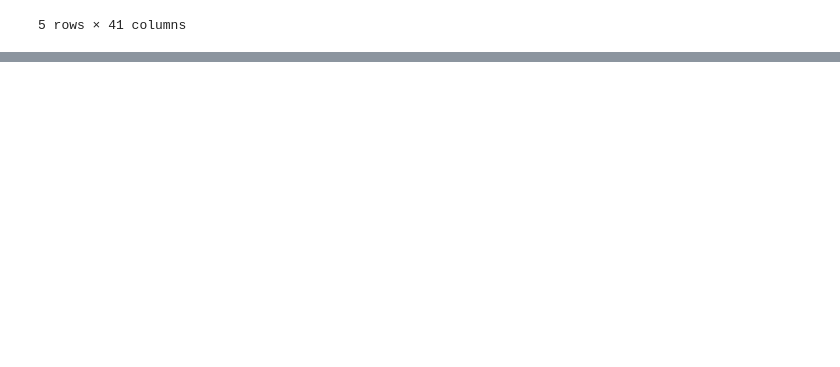
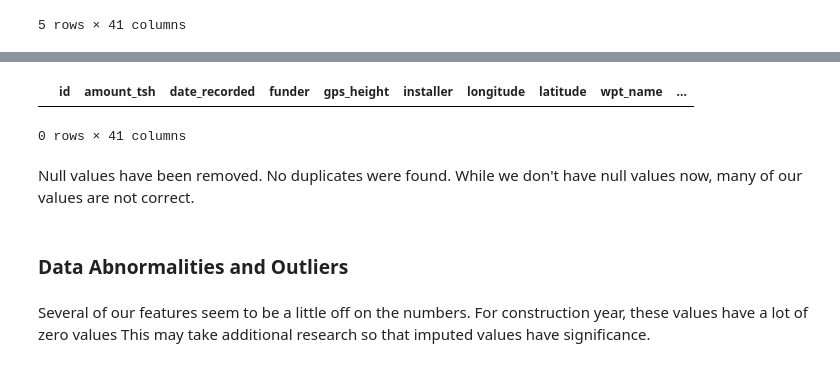
Before and after one commit to stereopickle/Tanzanian_water_pump_classificationn, a Jupyter notebook: data_exploration.ipynb, the cells around one changed output, grey strips where cells are left out. Drawn from its saved outputs; the diff is of its cells as text; code cells hidden in the pictures; blank space fills up the shorter version.

```diff
--- a/data_exploration.ipynb
+++ b/data_exploration.ipynb
@@ -159,0 +161,12 @@ alpha=0.3
+# %%
+df[df.duplicated('id')]
+# %% [output]
+|  | id | amount_tsh | date_recorded | funder | gps_height | installer | longitude | latitude | wpt_name | ... |
+0 rows × 41 columns
+# %% [markdown]
+ Null values have been removed. No duplicates were found.
+ While we don't have null values now, many of our values are not correct.
+# %% [markdown]
+### Data Abnormalities and Outliers
+# %% [markdown]
+Several of our features seem to be a little off on the numbers. For construction year, these values have a lot of zero values This may take additional research so that imputed values have significance.
```
Also changed, not shown: parts of 56 cells of this notebook, 1 other file.
